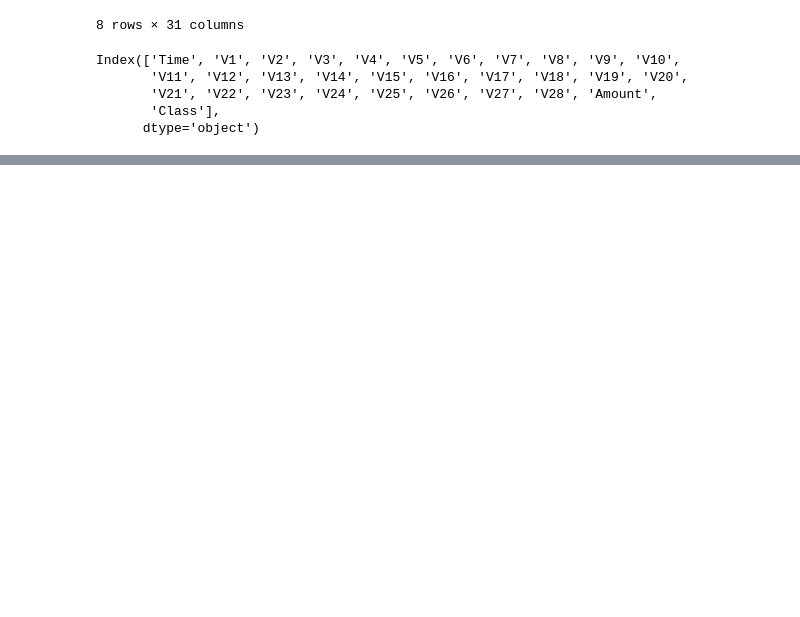
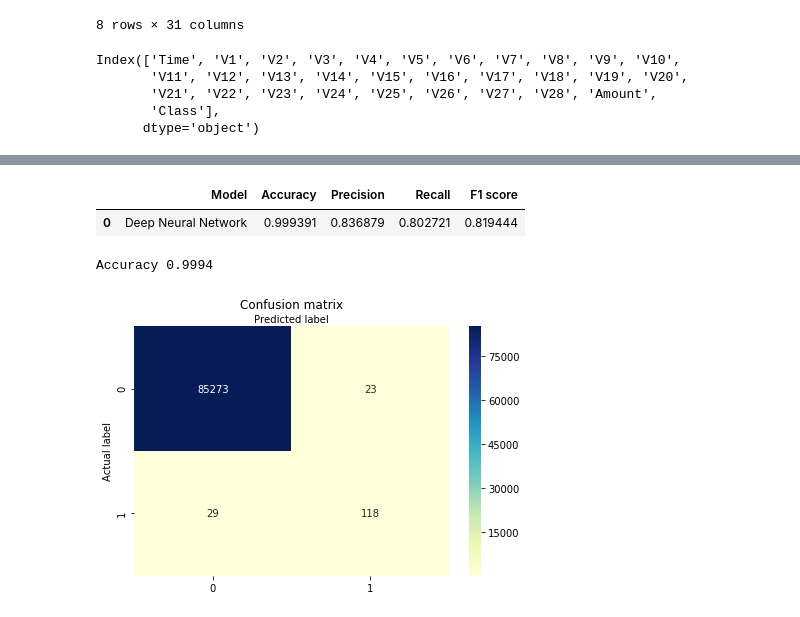
Before and after one commit to rjmanzo/machine-learning-6-practical-real-world-app, a Jupyter notebook: 6. Credit Card Fraud Detection/Machine_Learning_06_Credit_Card_Fraud_Detection.ipynb, the cells around one changed output, grey strips where cells are left out. Cells and saved outputs as stored; diff of their text form; code cells hidden in the pictures; blank space fills up the shorter version.

```diff
--- a/6. Credit Card Fraud Detection/Machine_Learning_06_Credit_Card_Fraud_Detection.ipynb
+++ b/6. Credit Card Fraud Detection/Machine_Learning_06_Credit_Card_Fraud_Detection.ipynb
@@ -63,0 +160,11 @@ Index(['Time', 'V1', 'V2', 'V3', 'V4', 'V5', 'V6', 'V7', 'V8', 'V9', 'V10',
+# %%
+### Training ###
+
+# Define the compile trainning params
+dnn_model.compile(optimizer='adam',loss='binary_crossentropy',metrics=['accuracy'])
+# %%
+# train the model
+dnn_model.fit(X_train,
+              y_train,
+              batch_size= 15,
+              epochs = 5)
@@ -63,0 +201,10 @@ Index(['Time', 'V1', 'V2', 'V3', 'V4', 'V5', 'V6', 'V7', 'V8', 'V9', 'V10',
+# %%
+# Getting the prediction from the test dataset
+y_pred = dnn_model.predict(X_test).round()
+# convert array to dataframe
+y_test = pd.DataFrame(y_test)
+# %%
+# Evaluate the quality of the model
+from sklearn.metrics import confusion_matrix, accuracy_score, f1_score, precision_score, recall_score
+
+cnf_matrix = confusion_matrix(y_test, y_pred)
@@ -63,0 +222,29 @@ Index(['Time', 'V1', 'V2', 'V3', 'V4', 'V5', 'V6', 'V7', 'V8', 'V9', 'V10',
+# %%
+# Metrics
+results = pd.DataFrame([['Deep Neural Network', acc, pre, rec, f1]],
+              columns = ['Model','Accuracy','Precision','Recall','F1 score'])
+
+results
+# %% [output]
+|  | Model | Accuracy | Precision | Recall | F1 score |
+| 0 | Deep Neural Network | 0.999391 | 0.836879 | 0.802721 | 0.819444 |
+# %%
+# Plot the confussion Matrix
+
+class_names=[0,1] # name  of classes
+fig, ax = plt.subplots()
+tick_marks = np.arange(len(class_names))
+plt.xticks(tick_marks, class_names)
+plt.yticks(tick_marks, class_names)
+
+# create heatmap
+sns.heatmap(pd.DataFrame(cnf_matrix), annot=True, cmap="YlGnBu" ,fmt='g')
+ax.xaxis.set_label_position("top")
+plt.tight_layout()
+plt.title('Confusion matrix', y=1.1)
+plt.ylabel('Actual label')
+plt.xlabel('Predicted label')
+print("Accuracy %0.4f" % accuracy_score(y_test, y_pred))
+# %% [output]
+Accuracy 0.9994
+[figure, added]
```
Also changed, not shown: parts of 24 cells of this notebook, 2 other files.
